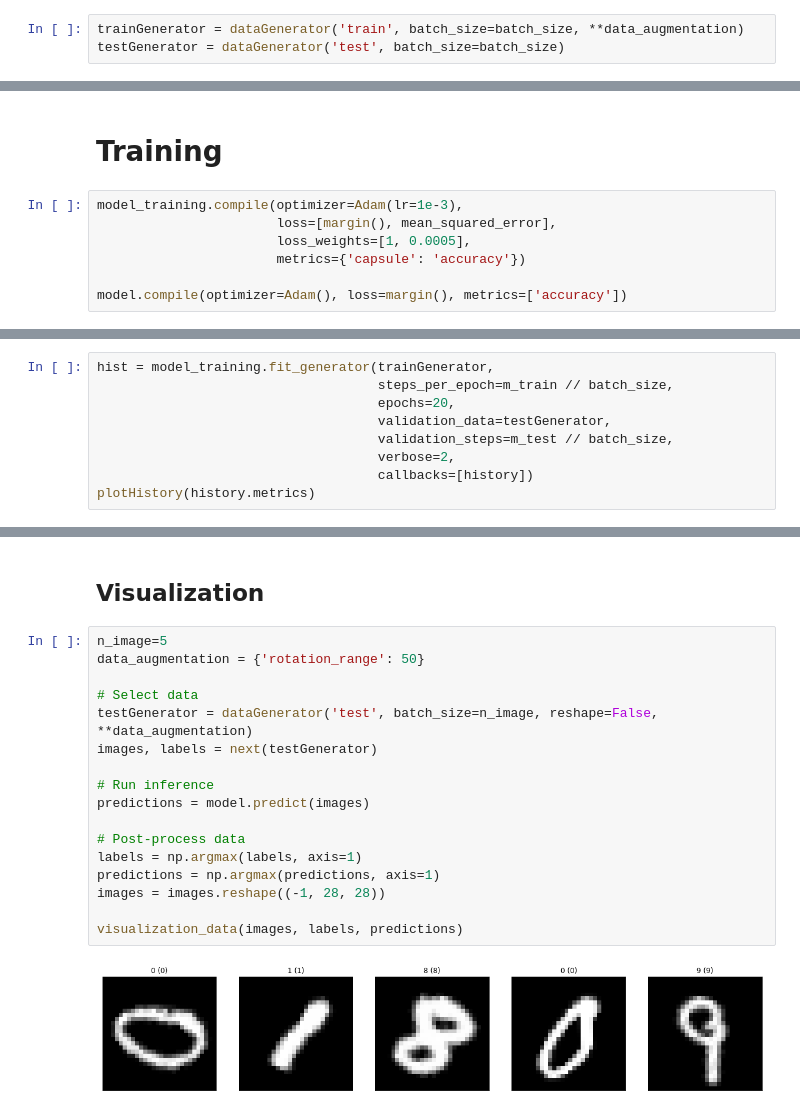
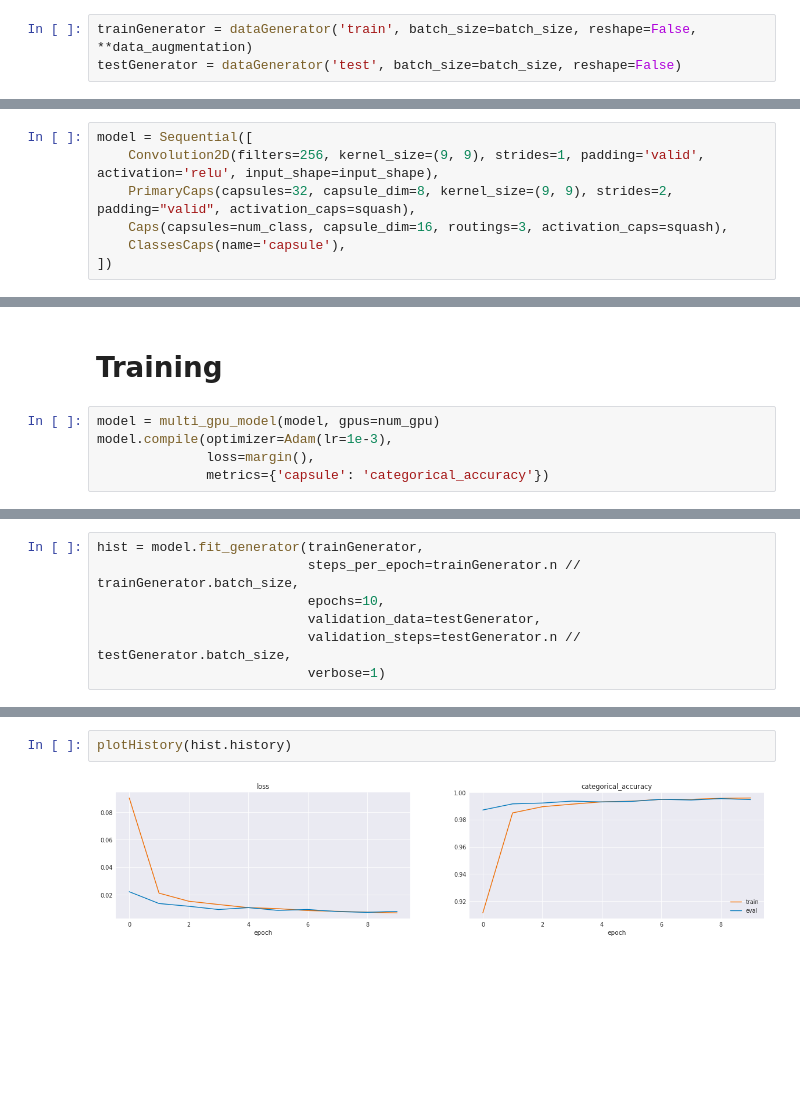
Before and after one commit to maxjcohen/CapsNet-for-Keras, a Jupyter notebook: mnist.ipynb, the cells around one changed output, grey strips where cells are left out. Cells and saved outputs as stored; diff of their text form; blank space fills up the shorter version.

Commit message:
training on mnist, < 0.50% error

```diff
--- a/mnist.ipynb
+++ b/mnist.ipynb
@@ -33,5 +35,5 @@ data_augmentation = {
 # %% [markdown]
 # Dataset
 # %%
-trainGenerator = dataGenerator('train', batch_size=batch_size, **data_augmentation)
-testGenerator = dataGenerator('test', batch_size=batch_size)
+trainGenerator = dataGenerator('train', batch_size=batch_size, reshape=False, **data_augmentation)
+testGenerator = dataGenerator('test', batch_size=batch_size, reshape=False)
@@ -79,0 +45,7 @@ _________________________________________________________________
+# %%
+model = Sequential([
+    Convolution2D(filters=256, kernel_size=(9, 9), strides=1, padding='valid', activation='relu', input_shape=input_shape),
+    PrimaryCaps(capsules=32, capsule_dim=8, kernel_size=(9, 9), strides=2, padding="valid", activation_caps=squash),
+    Caps(capsules=num_class, capsule_dim=16, routings=3, activation_caps=squash),
+    ClassesCaps(name='capsule'),
+])
@@ -80,9 +70,7 @@ _________________________________________________________________
 # %% [markdown]
 # Training
 # %%
-model_training.compile(optimizer=Adam(lr=1e-3),
-                       loss=[margin(), mean_squared_error],
-                       loss_weights=[1, 0.0005],
-                       metrics={'capsule': 'accuracy'})
-
-model.compile(optimizer=Adam(), loss=margin(), metrics=['accuracy'])
+model = multi_gpu_model(model, gpus=num_gpu)
+model.compile(optimizer=Adam(lr=1e-3),
+              loss=margin(),
+              metrics={'capsule': 'categorical_accuracy'})
@@ -91,10 +77,8 @@ history = LossHistory(metrics=('loss', 'capsule_loss', 'reconstruction_loss', 'c
 # %%
-hist = model_training.fit_generator(trainGenerator,
-                                    steps_per_epoch=m_train // batch_size,
-                                    epochs=20,
-                                    validation_data=testGenerator,
-                                    validation_steps=m_test // batch_size,
-                                    verbose=2,
-                                    callbacks=[history])
-plotHistory(history.metrics)
+hist = model.fit_generator(trainGenerator,
+                           steps_per_epoch=trainGenerator.n // trainGenerator.batch_size,
+                           epochs=10,
+                           validation_data=testGenerator,
+                           validation_steps=testGenerator.n // testGenerator.batch_size,
+                           verbose=1)
 # %% [output]
@@ -158,21 +105,4 @@ Test acc [180.0°]:      0.447
-# %% [markdown]
-## Visualization
-# %%
-n_image=5
-data_augmentation = {'rotation_range': 50}
-
-# Select data
-testGenerator = dataGenerator('test', batch_size=n_image, reshape=False, **data_augmentation)
-images, labels = next(testGenerator)
-
-# Run inference
-predictions = model.predict(images)
-
-# Post-process data
-labels = np.argmax(labels, axis=1)
-predictions = np.argmax(predictions, axis=1)
-images = images.reshape((-1, 28, 28))
-
-visualization_data(images, labels, predictions)
-# %% [output]
-[figure, removed]
+# %%
+plotHistory(hist.history)
+# %% [output]
+[figure, added]
```
Also changed, not shown: parts of 14 cells of this notebook.
